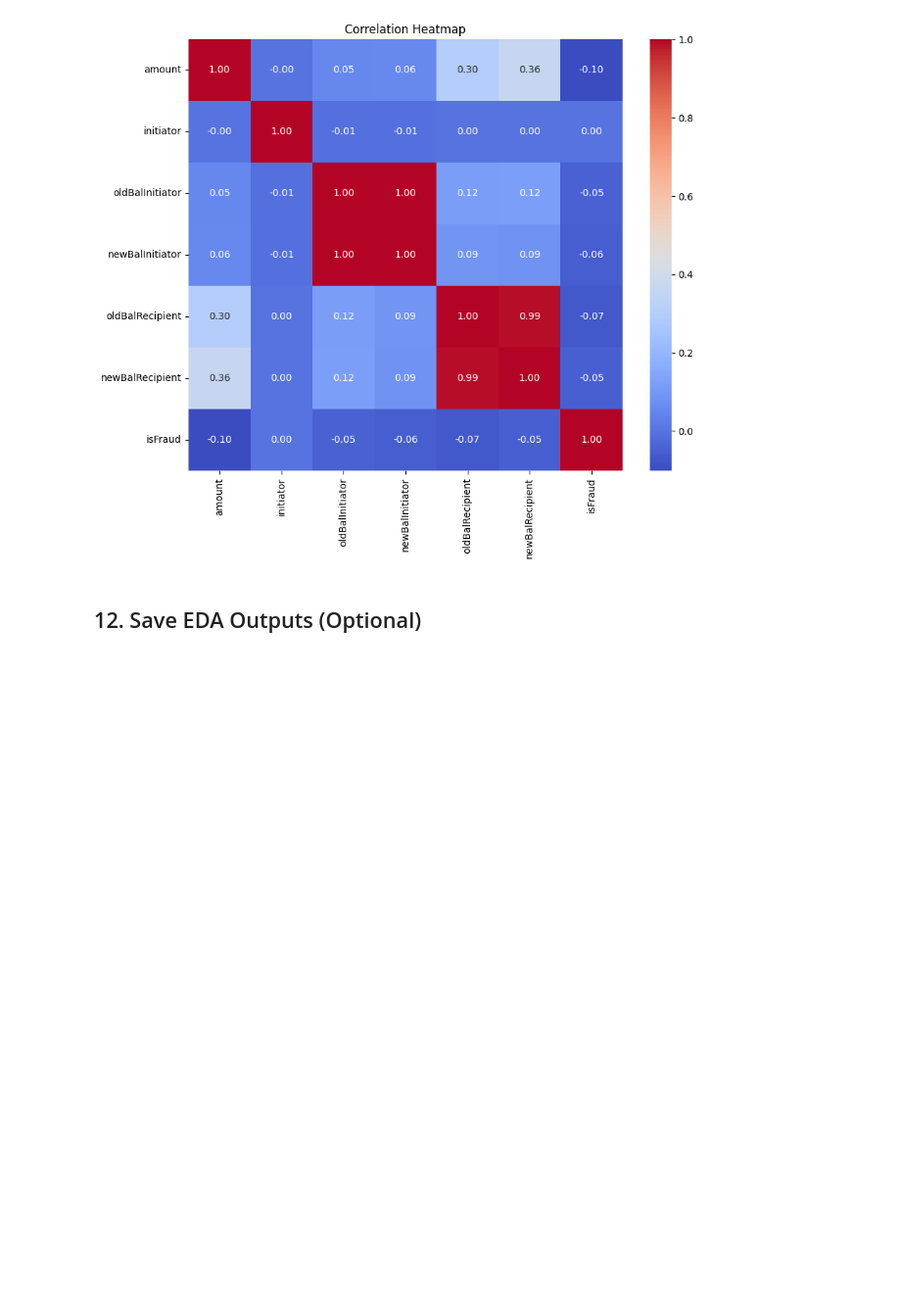
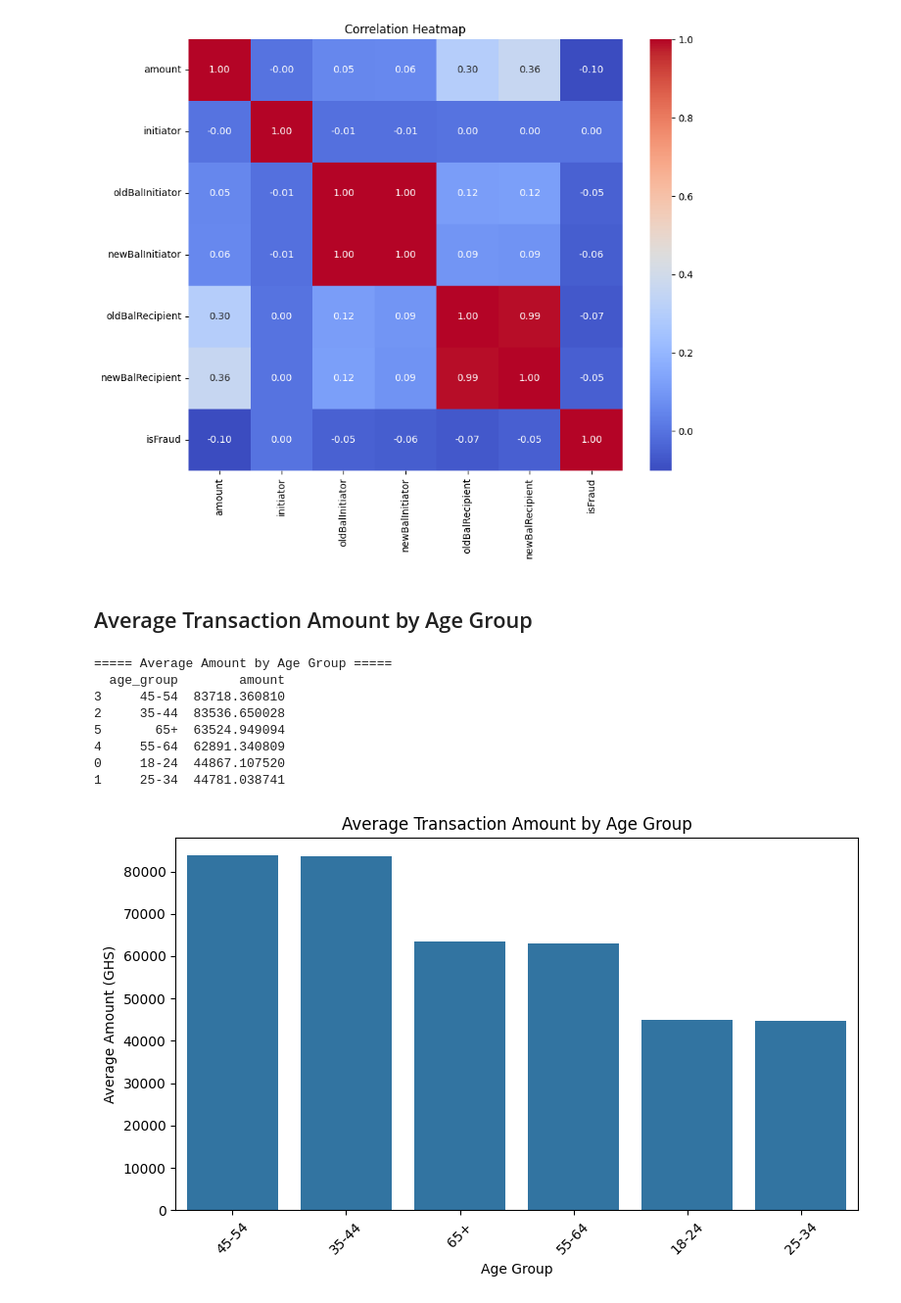
Before and after one commit to Qwodjo/Ghana-mobile-money-insights, a Jupyter notebook: notebooks/EDA_analysis.ipynb, the cells around one changed output. Shown: that part at 98% size. Cells and saved outputs as stored; diff of their text form; code cells hidden in the pictures; blank space fills up the shorter version.

```diff
--- a/notebooks/EDA_analysis.ipynb
+++ b/notebooks/EDA_analysis.ipynb
@@ -170,5 +170,3 @@ plt.title('Correlation Heatmap')
 plt.show()
 # %% [output]
 [figure]
-# %% [markdown]
-## 12. Save EDA Outputs (Optional)
@@ -181,0 +173,31 @@ plt.close()
+# %% [markdown]
+## Average Transaction Amount by Age Group
+# %%
+# Average transaction amount by age group
+age_group_avg = (
+    df.groupby('age_group')['amount']
+    .mean()
+    .reset_index()
+    .sort_values(by='amount', ascending=False)
+ )
+print("===== Average Amount by Age Group =====")
+print(age_group_avg)
+
+plt.figure(figsize=(8, 5))
+sns.barplot(x='age_group', y='amount', data=age_group_avg)
+plt.title('Average Transaction Amount by Age Group')
+plt.xlabel('Age Group')
+plt.ylabel('Average Amount (GHS)')
+plt.xticks(rotation=45)
+plt.tight_layout()
+plt.show()
+# %% [output]
+===== Average Amount by Age Group =====
+  age_group        amount
+3     45-54  83718.360810
+2     35-44  83536.650028
+5       65+  63524.949094
+4     55-64  62891.340809
+0     18-24  44867.107520
+1     25-34  44781.038741
+[figure, added]
```
Also changed, not shown: parts of 13 cells of this notebook, 19 other files.
